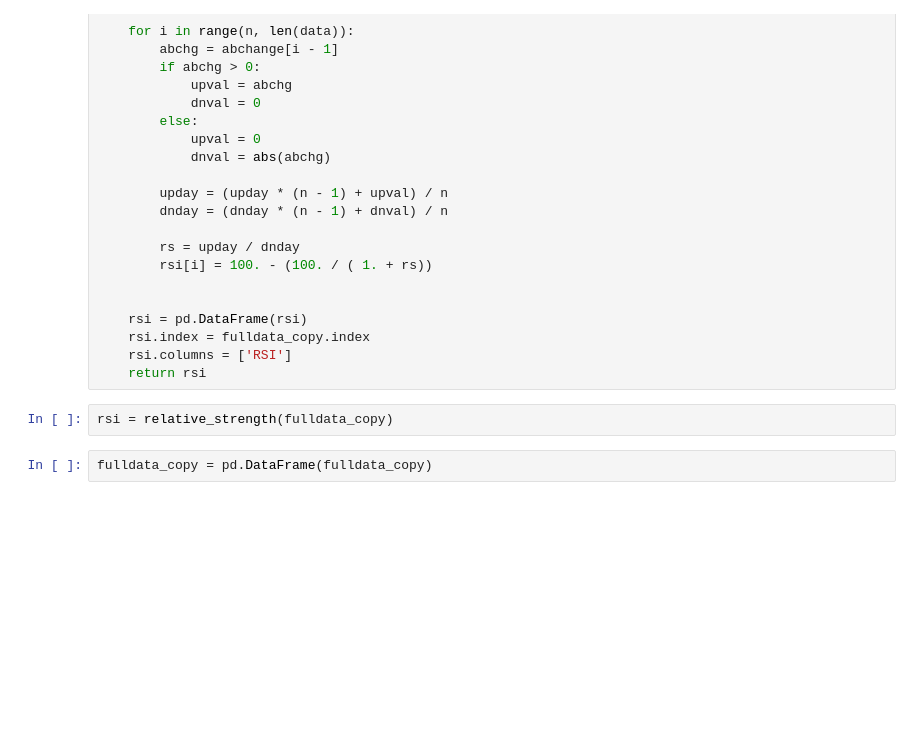
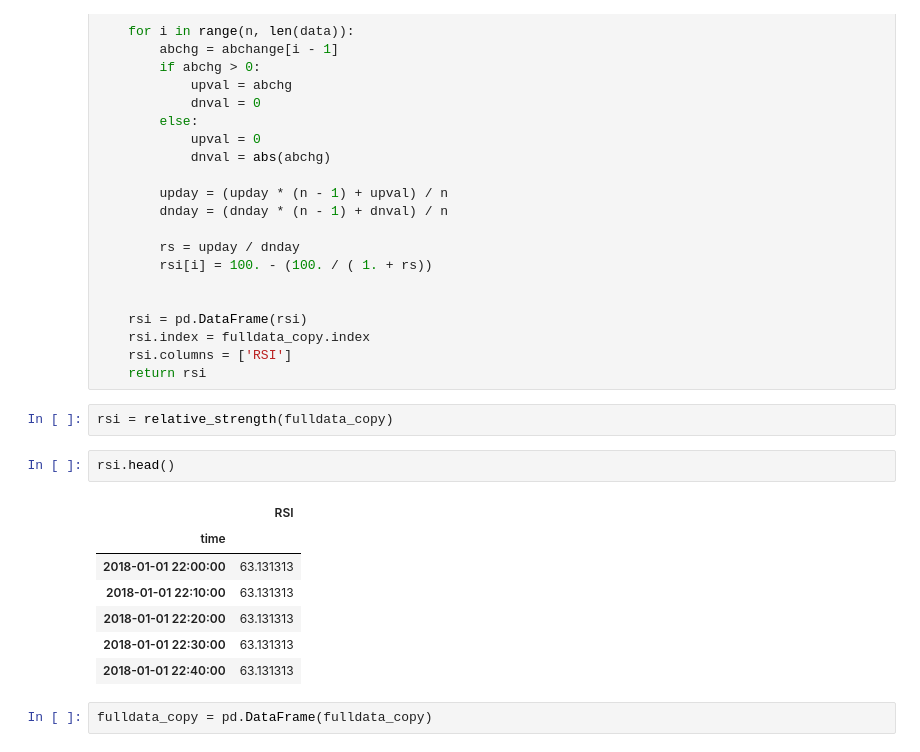
Before and after one commit to Sdoof/final_project, a Jupyter notebook: oanda_getdata.ipynb, the cells around one changed output. Cells and saved outputs as stored; diff of their text form; blank space fills up the shorter version.

```diff
--- a/oanda_getdata.ipynb
+++ b/oanda_getdata.ipynb
@@ -118,6 +118,16 @@ def relative_strength(data, n = 21):
     return rsi
 # %%
 rsi = relative_strength(fulldata_copy)
+# %%
+rsi.head()
+# %% [output]
+|  | RSI |
+| time |  |
+| 2018-01-01 22:00:00 | 63.131313 |
+| 2018-01-01 22:10:00 | 63.131313 |
+| 2018-01-01 22:20:00 | 63.131313 |
+| 2018-01-01 22:30:00 | 63.131313 |
+| 2018-01-01 22:40:00 | 63.131313 |
 # %%
 fulldata_copy = pd.DataFrame(fulldata_copy)
 # %%
```
Also changed, not shown: parts of 1 cell of this notebook, 1 other file.
